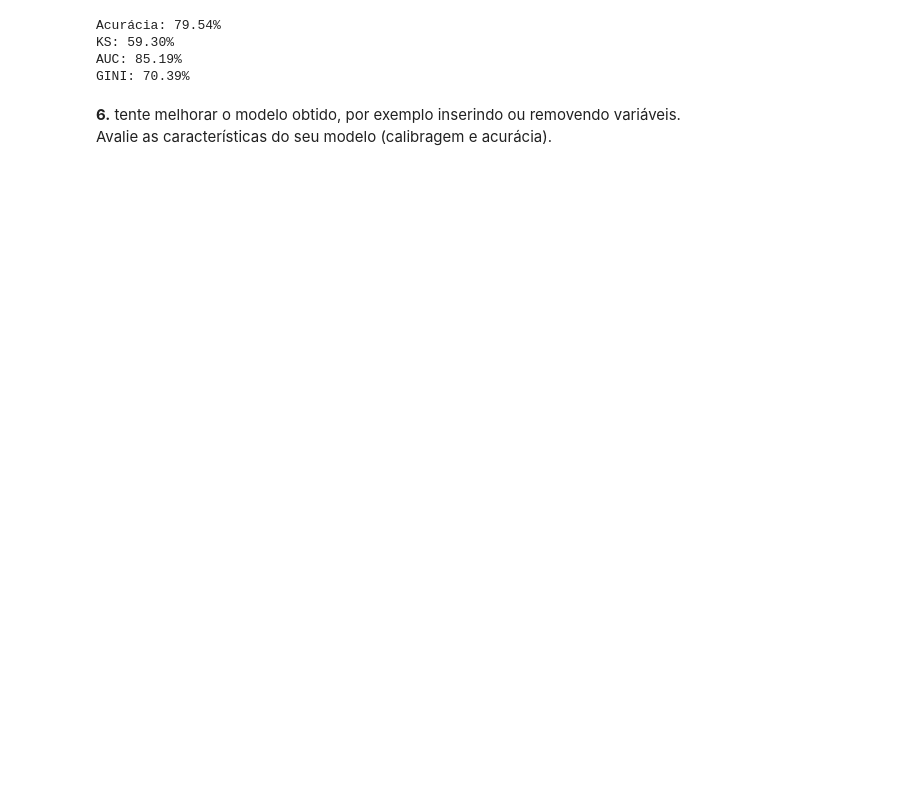
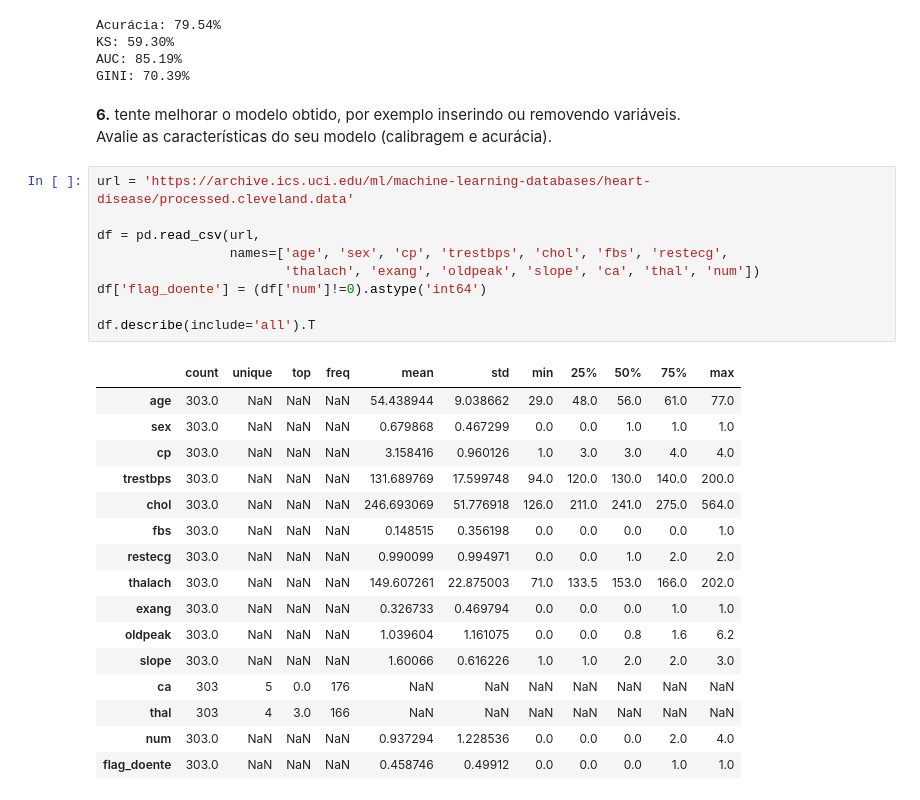
Before and after one commit to njuliacsouza/_projetosEBAC, a Jupyter notebook: Atividade_Modulo_18/mod18_ex02_logistica.ipynb, the cells around one changed output. Drawn from its saved outputs; the diff is of its cells as text; blank space fills up the shorter version.

```diff
--- a/Atividade_Modulo_18/mod18_ex02_logistica.ipynb
+++ b/Atividade_Modulo_18/mod18_ex02_logistica.ipynb
@@ -363,3 +364,29 @@ GINI: 70.39%
 # %% [markdown]
 **6.** tente melhorar o modelo obtido, por exemplo inserindo ou removendo variáveis.
     Avalie as características do seu modelo (calibragem e acurácia).
+# %%
+url = 'https://archive.ics.uci.edu/ml/machine-learning-databases/heart-disease/processed.cleveland.data'
+
+df = pd.read_csv(url,
+                 names=['age', 'sex', 'cp', 'trestbps', 'chol', 'fbs', 'restecg',
+                        'thalach', 'exang', 'oldpeak', 'slope', 'ca', 'thal', 'num'])
+df['flag_doente'] = (df['num']!=0).astype('int64')
+
+df.describe(include='all').T
+# %% [output]
+|  | count | unique | top | freq | mean | std | min | 25% | 50% | 75% | max |
+| age | 303.0 | NaN | NaN | NaN | 54.438944 | 9.038662 | 29.0 | 48.0 | 56.0 | 61.0 | 77.0 |
+| sex | 303.0 | NaN | NaN | NaN | 0.679868 | 0.467299 | 0.0 | 0.0 | 1.0 | 1.0 | 1.0 |
+| cp | 303.0 | NaN | NaN | NaN | 3.158416 | 0.960126 | 1.0 | 3.0 | 3.0 | 4.0 | 4.0 |
+| trestbps | 303.0 | NaN | NaN | NaN | 131.689769 | 17.599748 | 94.0 | 120.0 | 130.0 | 140.0 | 200.0 |
+| chol | 303.0 | NaN | NaN | NaN | 246.693069 | 51.776918 | 126.0 | 211.0 | 241.0 | 275.0 | 564.0 |
+| fbs | 303.0 | NaN | NaN | NaN | 0.148515 | 0.356198 | 0.0 | 0.0 | 0.0 | 0.0 | 1.0 |
+| restecg | 303.0 | NaN | NaN | NaN | 0.990099 | 0.994971 | 0.0 | 0.0 | 1.0 | 2.0 | 2.0 |
+| thalach | 303.0 | NaN | NaN | NaN | 149.607261 | 22.875003 | 71.0 | 133.5 | 153.0 | 166.0 | 202.0 |
+| exang | 303.0 | NaN | NaN | NaN | 0.326733 | 0.469794 | 0.0 | 0.0 | 0.0 | 1.0 | 1.0 |
+| oldpeak | 303.0 | NaN | NaN | NaN | 1.039604 | 1.161075 | 0.0 | 0.0 | 0.8 | 1.6 | 6.2 |
+| slope | 303.0 | NaN | NaN | NaN | 1.60066 | 0.616226 | 1.0 | 1.0 | 2.0 | 2.0 | 3.0 |
+| ca | 303 | 5 | 0.0 | 176 | NaN | NaN | NaN | NaN | NaN | NaN | NaN |
+| thal | 303 | 4 | 3.0 | 166 | NaN | NaN | NaN | NaN | NaN | NaN | NaN |
+| num | 303.0 | NaN | NaN | NaN | 0.937294 | 1.228536 | 0.0 | 0.0 | 0.0 | 2.0 | 4.0 |
+| flag_doente | 303.0 | NaN | NaN | NaN | 0.458746 | 0.49912 | 0.0 | 0.0 | 0.0 | 1.0 | 1.0 |
```
Also changed, not shown: parts of 9 cells of this notebook.
